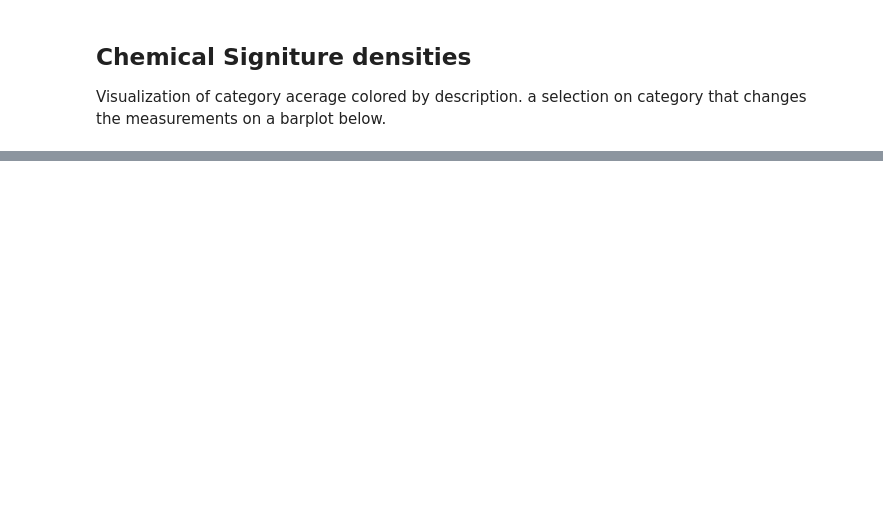
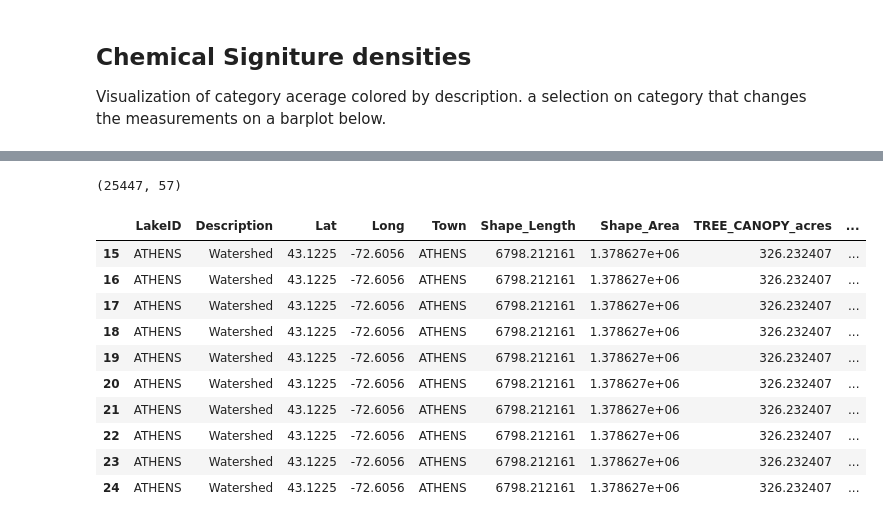
Before and after one commit to zorinAnze/Vermont-Lake-Health, a Jupyter notebook: Survey_results_with_chem.ipynb, the cells around one changed output, grey strips where cells are left out. Saved outputs shown, nothing was run; the diff lists cells and outputs as text; code cells hidden in the pictures; blank space fills up the shorter version.

```diff
--- a/Survey_results_with_chem.ipynb
+++ b/Survey_results_with_chem.ipynb
@@ -51,11 +50,0 @@ rows   : 773
-# %%
-# first we need to melt the survey data
-chem_data['VisitDate'] = pd.to_datetime(chem_data['VisitDate'])
-chem_data_to_merge = chem_data[((chem_data['VisitDate'].dt.year <= 2016) & (chem_data['VisitDate'].dt.year >= 2013))]
-
-survey_data_melted = pd.melt(survey_data.drop(['from_file', '2016_population', 'Shape_Area', 'Shape_Length'],
-                            axis=1), id_vars=['LakeID', 'Description', 'Lat', 'Long', 'Town'],
-                            var_name='category',
-                            value_name='acres')
-print(survey_data_melted.shape)
-survey_data_melted.head()
@@ -127,0 +51,20 @@ measures = alt.Chart(survey_for_result).mark_bar(strokeWidth=20, opacity=.001).e
+# %%
+chem_data_to_merge = chem_data[chem_data['year'] == 2016].drop('population', axis=1)
+# %%
+merged_data = survey_data.merge(chem_data_to_merge, how='left', on=['LakeID', 'Lat', 'Long', 'Town'])
+merged_data.dropna(subset=['CharacteristicID'], inplace=True)
+print(merged_data.shape)
+merged_data.head(10)
+# %% [output]
+(25447, 57)
+|  | LakeID | Description | Lat | Long | Town | Shape_Length | Shape_Area | TREE_CANOPY_acres | ... |
+| 15 | ATHENS | Watershed | 43.1225 | -72.6056 | ATHENS | 6798.212161 | 1.378627e+06 | 326.232407 | ... |
+| 16 | ATHENS | Watershed | 43.1225 | -72.6056 | ATHENS | 6798.212161 | 1.378627e+06 | 326.232407 | ... |
+| 17 | ATHENS | Watershed | 43.1225 | -72.6056 | ATHENS | 6798.212161 | 1.378627e+06 | 326.232407 | ... |
+| 18 | ATHENS | Watershed | 43.1225 | -72.6056 | ATHENS | 6798.212161 | 1.378627e+06 | 326.232407 | ... |
+| 19 | ATHENS | Watershed | 43.1225 | -72.6056 | ATHENS | 6798.212161 | 1.378627e+06 | 326.232407 | ... |
+| 20 | ATHENS | Watershed | 43.1225 | -72.6056 | ATHENS | 6798.212161 | 1.378627e+06 | 326.232407 | ... |
+| 21 | ATHENS | Watershed | 43.1225 | -72.6056 | ATHENS | 6798.212161 | 1.378627e+06 | 326.232407 | ... |
+| 22 | ATHENS | Watershed | 43.1225 | -72.6056 | ATHENS | 6798.212161 | 1.378627e+06 | 326.232407 | ... |
+| 23 | ATHENS | Watershed | 43.1225 | -72.6056 | ATHENS | 6798.212161 | 1.378627e+06 | 326.232407 | ... |
+| 24 | ATHENS | Watershed | 43.1225 | -72.6056 | ATHENS | 6798.212161 | 1.378627e+06 | 326.232407 | ... |
```
Also changed, not shown: parts of 10 cells of this notebook.
